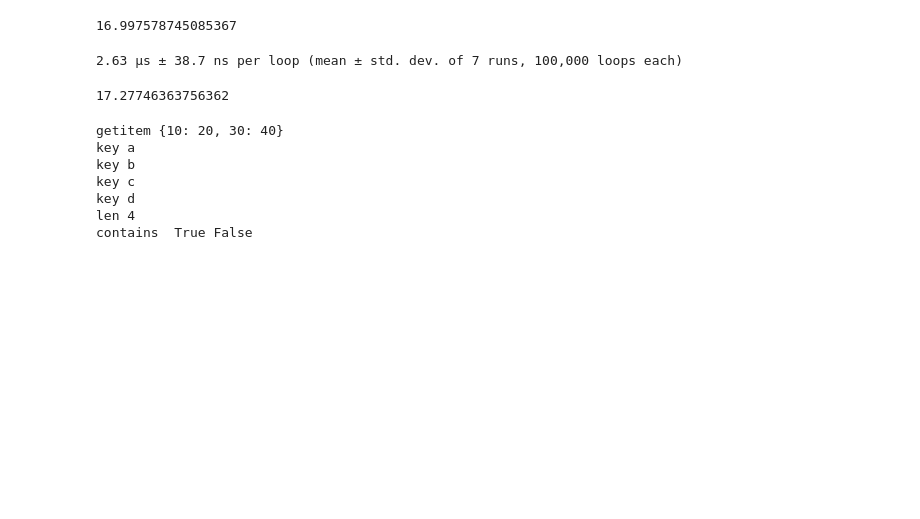
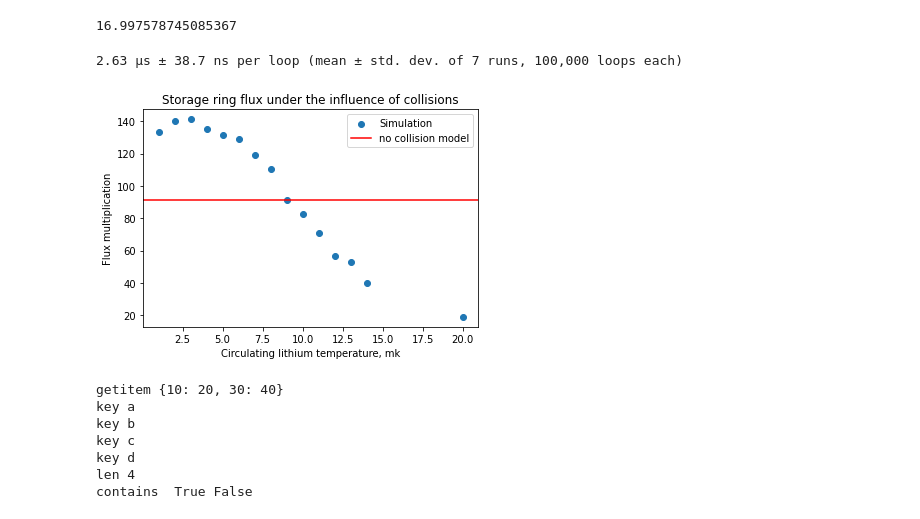
Before and after one commit to BillyTheKidPhysicist/storageRing, a Jupyter notebook: storageRingModel/notebook.ipynb, the cells around one changed output. Drawn from its saved outputs; the diff is of its cells as text; code cells hidden in the pictures; blank space fills up the shorter version.

```diff
--- a/storageRingModel/notebook.ipynb
+++ b/storageRingModel/notebook.ipynb
@@ -719,16 +719,20 @@ poo=poop()
 %timeit poop()
 # %% [output]
 2.63 µs ± 38.7 ns per loop (mean ± std. dev. of 7 runs, 100,000 loops each)
-# %%
-def max_Velocity_1D_In_Trap(pos,Bp,rp):
-    assert abs(pos)<rp
-    E=Bp*SIMULATION_MAGNETON*(pos/rp)**2
-    vMax=np.sqrt(2*E)
-    return vMax
-
-max_Velocity_In_Trap(.005,.75,.01)
-# %% [output]
-17.27746363756362
+# %%
+res=[133.12747755802948, 140.27885009841324, 141.22793660956452, 135.4874919947779, 131.72251599032012, 129.17155980008903, 119.28016157792038, 110.6190413848261, 91.54714335716547, 82.63165617539292, 70.64025870944323, 56.4425280821248, 52.62536289967612, 40.19285010371332, 18.948608342594255]
+
+TArr=np.arange(0.001,.015,.001)
+TArr=1e3*np.append(TArr,.02)
+plt.scatter(TArr,res,label='Simulation')
+plt.title("Storage ring flux under the influence of collisions")
+plt.ylabel("Flux multiplication")
+plt.xlabel("Circulating lithium temperature, mk")
+plt.axhline(y=91,c='r',label='no collision model')
+plt.legend()
+plt.show()
+# %% [output]
+[figure, added]
 # %%
 @numba.njit
 def mixed_value_type_str_key_dict():
```
Also changed, not shown: 2 other files.
